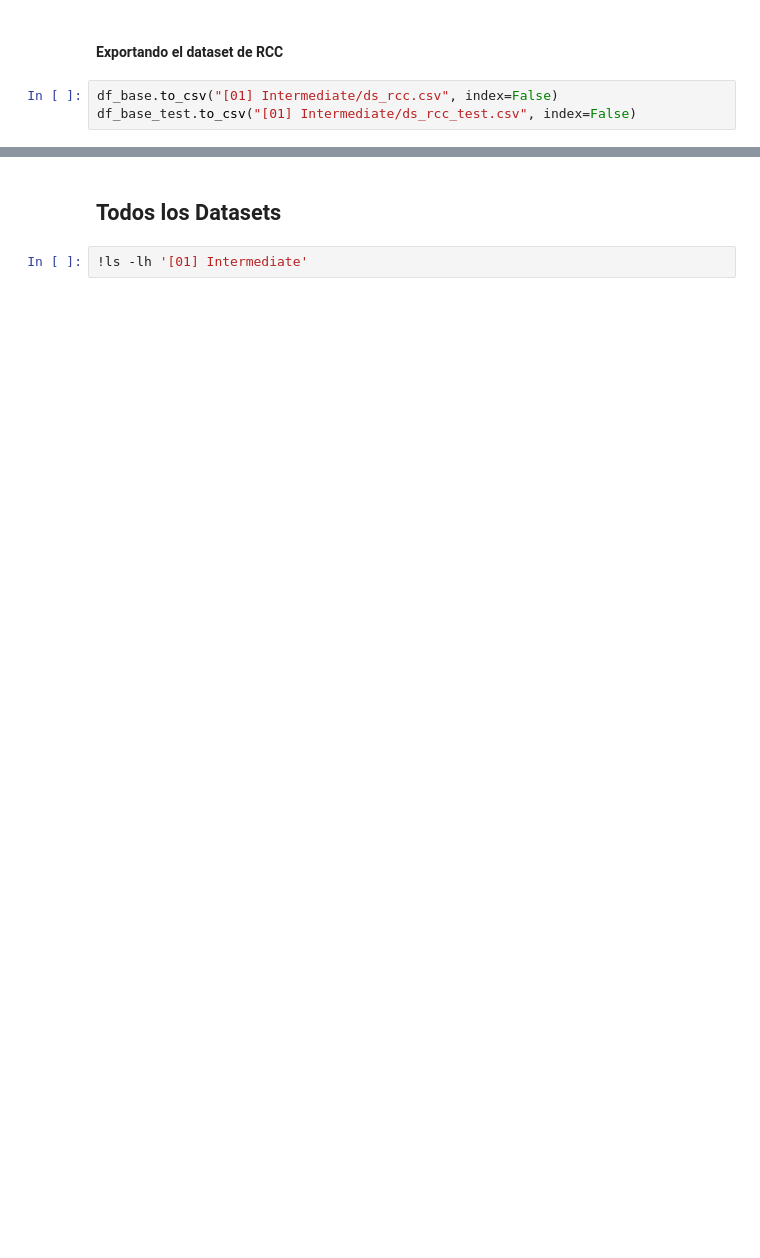
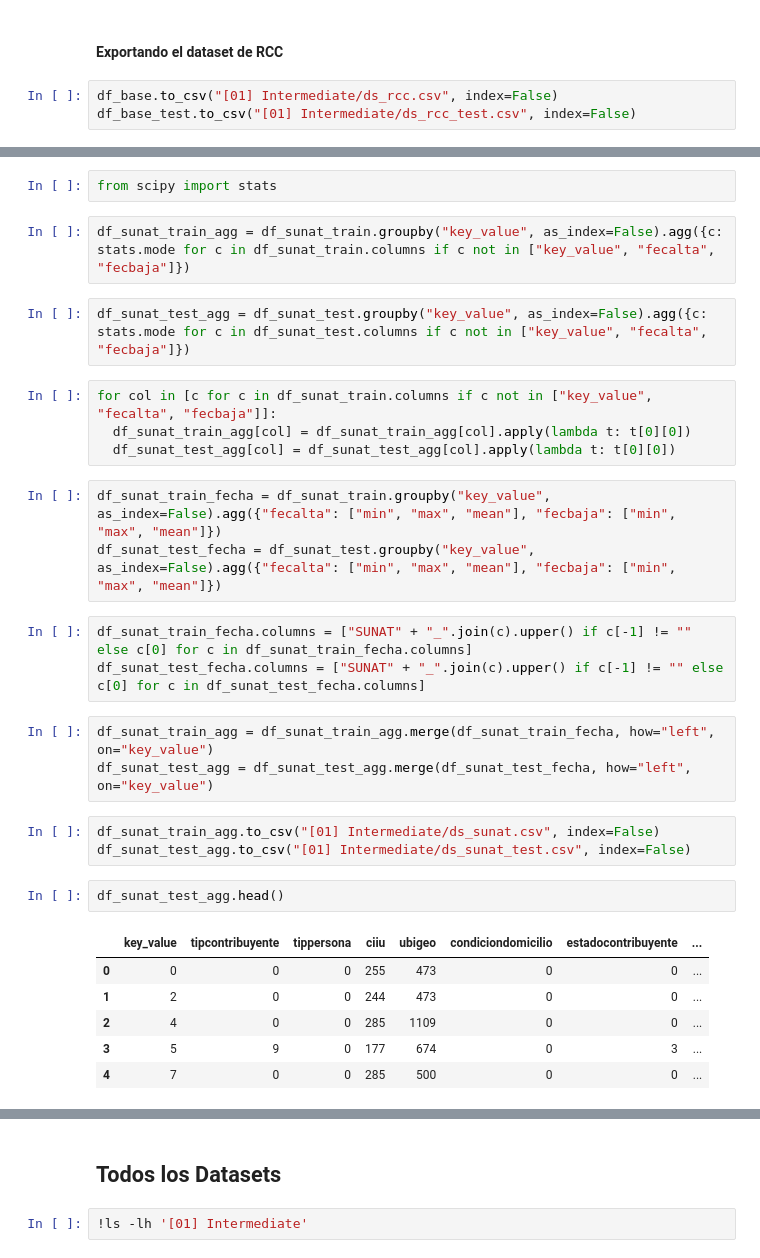
Before and after one commit to mlaricobar/solution-datathon-interbank-2020, a Jupyter notebook: [03] Feature Engineering.ipynb, the cells around one changed output, grey strips where cells are left out. Saved outputs shown, nothing was run; the diff lists cells and outputs as text; blank space fills up the shorter version.

```diff
--- a/[03] Feature Engineering.ipynb
+++ b/[03] Feature Engineering.ipynb
@@ -304,0 +312,31 @@ df_base_test.to_csv("[01] Intermediate/ds_rcc_test.csv", index=False)
+# %%
+from scipy import stats
+# %%
+df_sunat_train_agg = df_sunat_train.groupby("key_value", as_index=False).agg({c: stats.mode for c in df_sunat_train.columns if c not in ["key_value", "fecalta", "fecbaja"]})
+# %%
+df_sunat_test_agg = df_sunat_test.groupby("key_value", as_index=False).agg({c: stats.mode for c in df_sunat_test.columns if c not in ["key_value", "fecalta", "fecbaja"]})
+# %%
+for col in [c for c in df_sunat_train.columns if c not in ["key_value", "fecalta", "fecbaja"]]:
+  df_sunat_train_agg[col] = df_sunat_train_agg[col].apply(lambda t: t[0][0])
+  df_sunat_test_agg[col] = df_sunat_test_agg[col].apply(lambda t: t[0][0])
+# %%
+df_sunat_train_fecha = df_sunat_train.groupby("key_value", as_index=False).agg({"fecalta": ["min", "max", "mean"], "fecbaja": ["min", "max", "mean"]})
+df_sunat_test_fecha = df_sunat_test.groupby("key_value", as_index=False).agg({"fecalta": ["min", "max", "mean"], "fecbaja": ["min", "max", "mean"]})
+# %%
+df_sunat_train_fecha.columns = ["SUNAT" + "_".join(c).upper() if c[-1] != "" else c[0] for c in df_sunat_train_fecha.columns]
+df_sunat_test_fecha.columns = ["SUNAT" + "_".join(c).upper() if c[-1] != "" else c[0] for c in df_sunat_test_fecha.columns]
+# %%
+df_sunat_train_agg = df_sunat_train_agg.merge(df_sunat_train_fecha, how="left", on="key_value")
+df_sunat_test_agg = df_sunat_test_agg.merge(df_sunat_test_fecha, how="left", on="key_value")
+# %%
+df_sunat_train_agg.to_csv("[01] Intermediate/ds_sunat.csv", index=False)
+df_sunat_test_agg.to_csv("[01] Intermediate/ds_sunat_test.csv", index=False)
+# %%
+df_sunat_test_agg.head()
+# %% [output]
+|  | key_value | tipcontribuyente | tippersona | ciiu | ubigeo | condiciondomicilio | estadocontribuyente | ... |
+| 0 | 0 | 0 | 0 | 255 | 473 | 0 | 0 | ... |
+| 1 | 2 | 0 | 0 | 244 | 473 | 0 | 0 | ... |
+| 2 | 4 | 0 | 0 | 285 | 1109 | 0 | 0 | ... |
+| 3 | 5 | 9 | 0 | 177 | 674 | 0 | 3 | ... |
+| 4 | 7 | 0 | 0 | 285 | 500 | 0 | 0 | ... |
```
Also changed, not shown: parts of 26 cells of this notebook.
